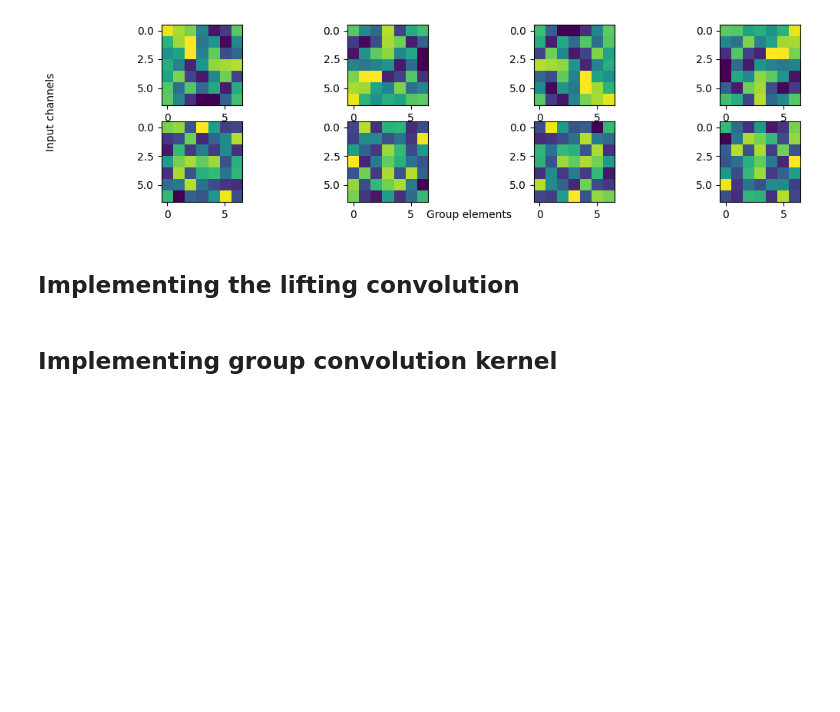
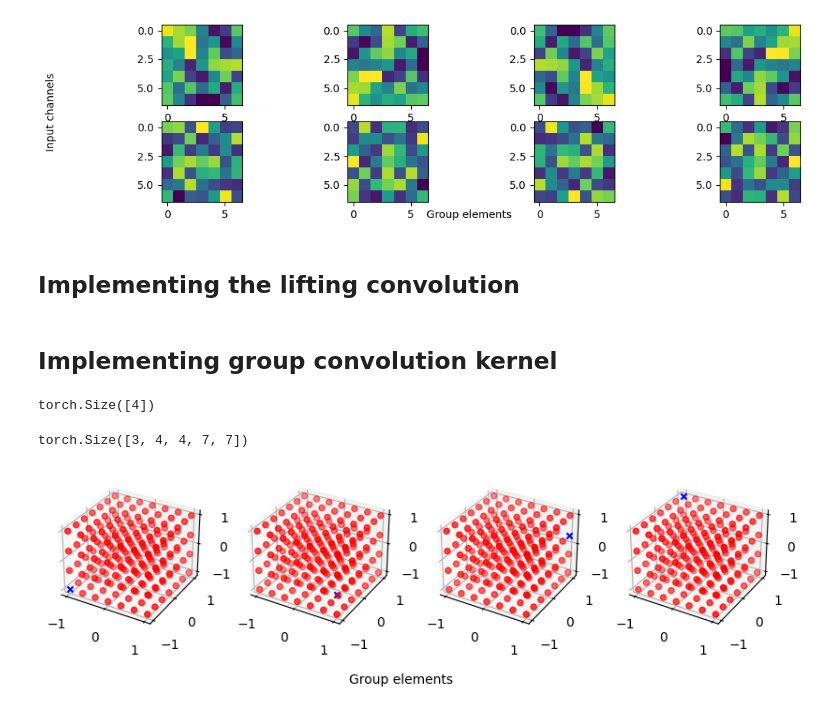
Before and after one commit to TAOGenna/ai-notebooks-implementations, a Jupyter notebook: regular_group_conv.ipynb, the cells around one changed output. Drawn from its saved outputs; the diff is of its cells as text; code cells hidden in the pictures; blank space fills up the shorter version.

Commit message:
group kernel base

```diff
--- a/regular_group_conv.ipynb
+++ b/regular_group_conv.ipynb
@@ -708,3 +718,49 @@ class GroupKernelBase(torch.nn.Module):
             containing kernels transformed for all output group elements.
         """
         raise NotImplementedError()
+# %%
+gk_base = GroupKernelBase(
+    group=CyclicGroup(order=4),
+    kernel_size=7,
+    in_channels=1,
+    out_channels=1
+)
+
+gk_base.transformed_grid_R2xH.shape
+# %% [output]
+torch.Size([4])
+torch.Size([3, 4, 4, 7, 7])
+# %%
+plt.rcParams['figure.figsize'] = [10, 3]
+
+# Create [group_elements] figures.
+fig, ax = plt.subplots(
+    1,
+    gk_base.group.elements().numel(),
+    subplot_kw=dict(projection='3d')
+)
+
+# Flatten spatial and group grid dimensions.
+transformed_grid_R2xH = gk_base.transformed_grid_R2xH.reshape(
+    3,
+    gk_base.group.elements().numel(),
+    gk_base.group.elements().numel() * gk_base.kernel_size * gk_base.kernel_size
+)
+
+# Visualize the transformed kernel grids. We mark the same row by a blue 'x' in all grids as reference point.
+for group_elem in range(gk_base.group.elements().numel()):
+    ax[group_elem].scatter(transformed_grid_R2xH[1, group_elem, 1:],
+                           transformed_grid_R2xH[0, group_elem, 1:],
+                           transformed_grid_R2xH[2, group_elem, 1:],
+                           c='r')
+    ax[group_elem].scatter(transformed_grid_R2xH[1, group_elem, 0],
+                           transformed_grid_R2xH[0, group_elem, 0],
+                           transformed_grid_R2xH[2, group_elem, 0],
+                           marker='x',
+                           c='b')
+
+fig.text(0.5, 0.04, 'Group elements', ha='center')
+
+plt.show()
+# %% [output]
+[figure, added]
```
Also changed, not shown: parts of 2 cells of this notebook.
